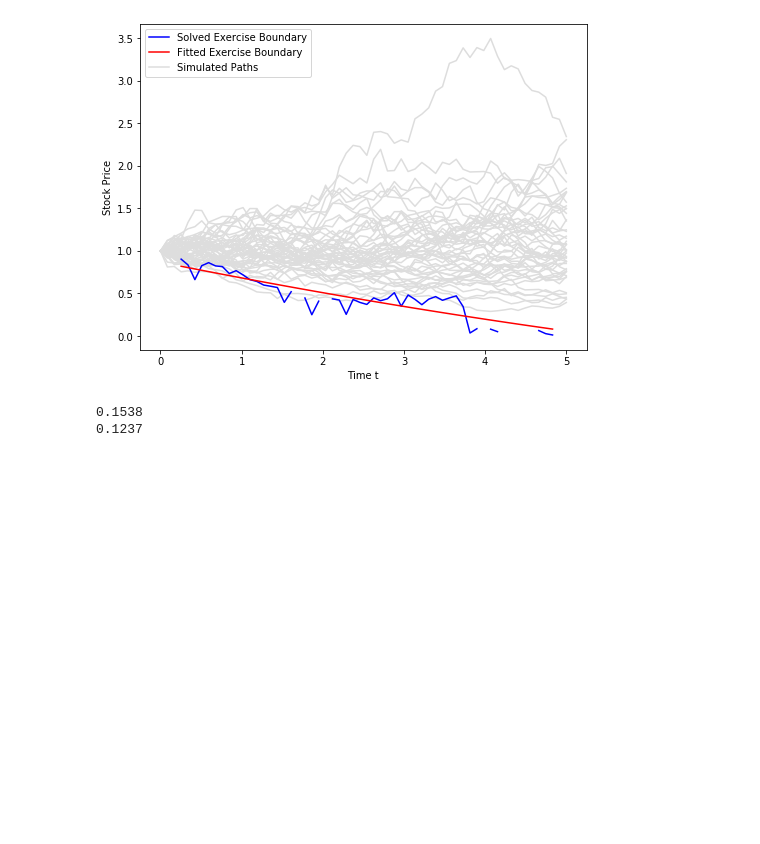
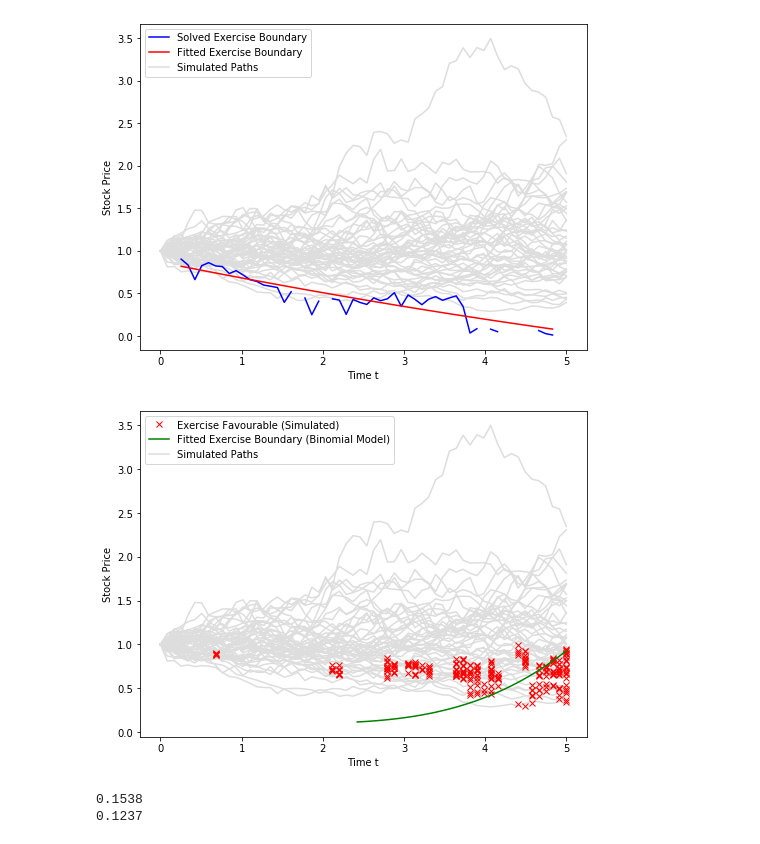
Before and after one commit to luphord/longstaff_schwartz, a Jupyter notebook: talks/talk_pyconde_2019-10-10/Notebook_PyConDE_2019-10-10.ipynb, the cells around one changed output. Cells and saved outputs as stored; diff of their text form; code cells hidden in the pictures; blank space fills up the shorter version.

Commit message:
add exercise boundary fitted from binomial model

```diff
--- a/talks/talk_pyconde_2019-10-10/Notebook_PyConDE_2019-10-10.ipynb
+++ b/talks/talk_pyconde_2019-10-10/Notebook_PyConDE_2019-10-10.ipynb
@@ -271,3 +273,21 @@ if svg_out_path:
+# %%
+mdl = create_binomial_model(sigma=sigma, r=1e-14, S0=1, T=5, n=100)
+exercise_barrier = american_put_exercise_barrier_fitted(mdl, strike, 3)
+
+plt.figure(figsize=figsize)
+plt.plot(exercise_times, exercises, 'rx', zorder=2)
+plt.plot(*exercise_barrier.linspace(), 'g', zorder=3)
+plt.plot(t, X, color='#dddddd', zorder=1)
+plt.legend(['Exercise Favourable (Simulated)',
+            'Fitted Exercise Boundary (Binomial Model)',
+            'Simulated Paths']);
+plt.xlabel('Time t')
+plt.ylabel('Stock Price')
+
+if svg_out_path:
+    plt.savefig(svg_out_path / 'binomial-fitted-exercise-boundary.svg', transparent=True)
+# %% [output]
+[figure, added]
 # %%
 european_cashflow = np.maximum(strike - X[-1, :], 0)
 # %%
```
Also changed, not shown: parts of 3 cells of this notebook, 1 other file.
